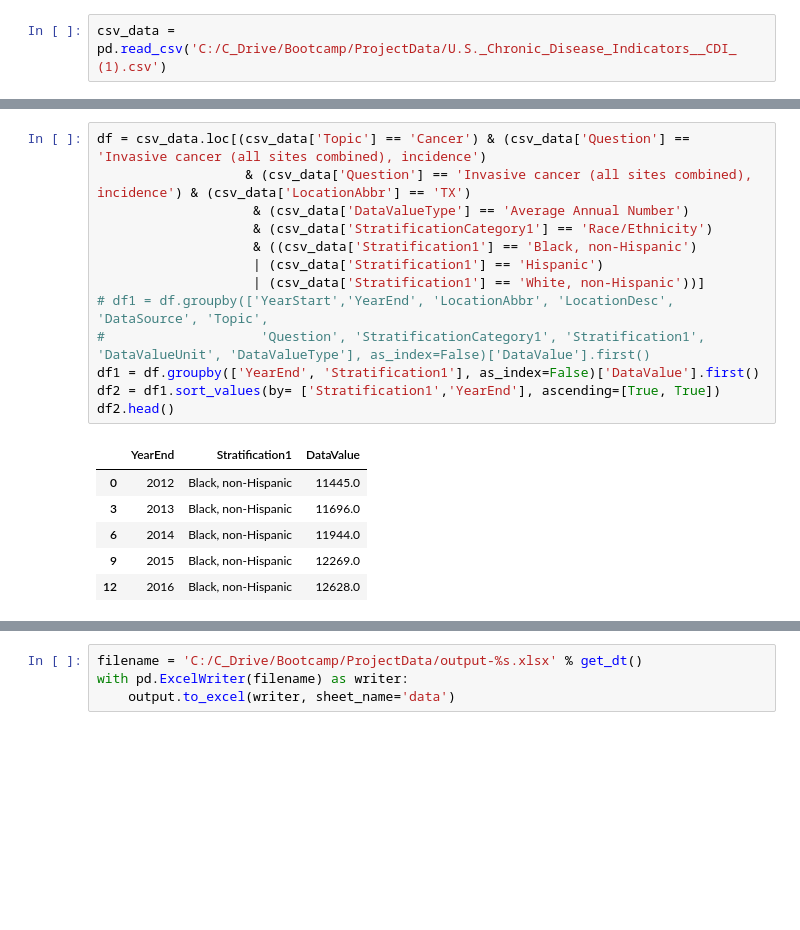
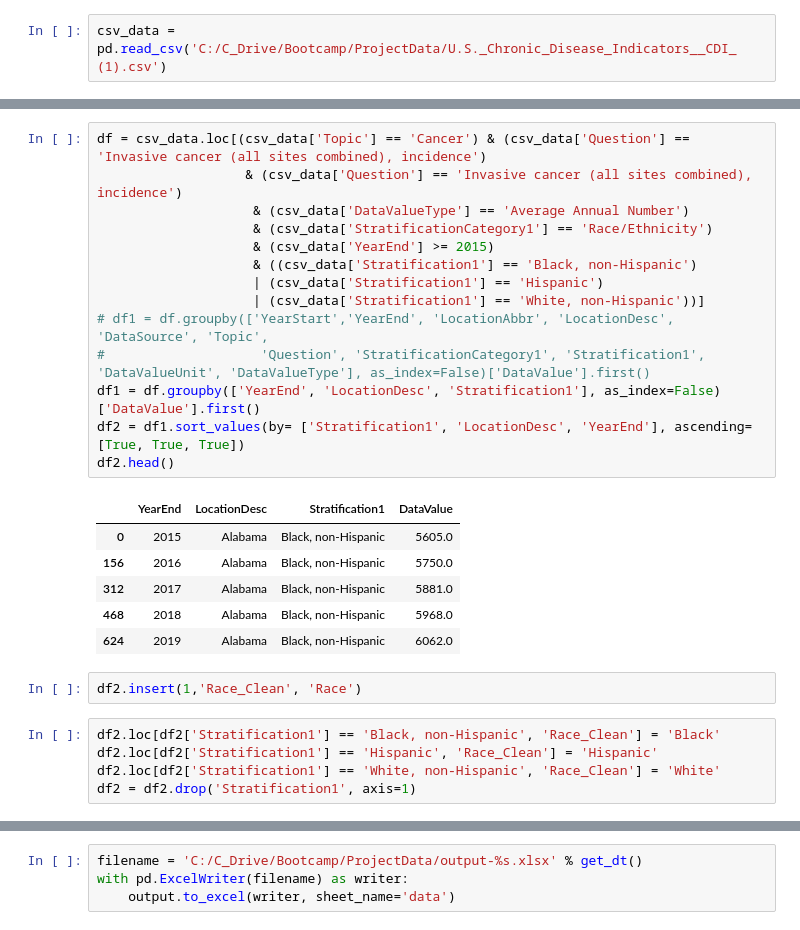
Before and after one commit to CharlesQuinn1/group1_project1, a Jupyter notebook: Charles/main.ipynb, the cells around one changed output, grey strips where cells are left out. Saved outputs shown, nothing was run; the diff lists cells and outputs as text; blank space fills up the shorter version.

```diff
--- a/Charles/main.ipynb
+++ b/Charles/main.ipynb
@@ -33,21 +33,29 @@ dtypes: float64(13), int64(3), object(18)
 memory usage: 307.6+ MB
 # %%
 df = csv_data.loc[(csv_data['Topic'] == 'Cancer') & (csv_data['Question'] == 'Invasive cancer (all sites combined), incidence')
-                   & (csv_data['Question'] == 'Invasive cancer (all sites combined), incidence') & (csv_data['LocationAbbr'] == 'TX')
+                   & (csv_data['Question'] == 'Invasive cancer (all sites combined), incidence')
                     & (csv_data['DataValueType'] == 'Average Annual Number')
                     & (csv_data['StratificationCategory1'] == 'Race/Ethnicity')
+                    & (csv_data['YearEnd'] >= 2015)
                     & ((csv_data['Stratification1'] == 'Black, non-Hispanic')
                     | (csv_data['Stratification1'] == 'Hispanic')
                     | (csv_data['Stratification1'] == 'White, non-Hispanic'))]
 # df1 = df.groupby(['YearStart','YearEnd', 'LocationAbbr', 'LocationDesc', 'DataSource', 'Topic',
 #                    'Question', 'StratificationCategory1', 'Stratification1', 'DataValueUnit', 'DataValueType'], as_index=False)['DataValue'].first()
-df1 = df.groupby(['YearEnd', 'Stratification1'], as_index=False)['DataValue'].first()
-df2 = df1.sort_values(by= ['Stratification1','YearEnd'], ascending=[True, True])
+df1 = df.groupby(['YearEnd', 'LocationDesc', 'Stratification1'], as_index=False)['DataValue'].first()
+df2 = df1.sort_values(by= ['Stratification1', 'LocationDesc', 'YearEnd'], ascending=[True, True, True])
 df2.head()
 # %% [output]
-|  | YearEnd | Stratification1 | DataValue |
-| 0 | 2012 | Black, non-Hispanic | 11445.0 |
-| 3 | 2013 | Black, non-Hispanic | 11696.0 |
-| 6 | 2014 | Black, non-Hispanic | 11944.0 |
-| 9 | 2015 | Black, non-Hispanic | 12269.0 |
-| 12 | 2016 | Black, non-Hispanic | 12628.0 |
+|  | YearEnd | LocationDesc | Stratification1 | DataValue |
+| 0 | 2015 | Alabama | Black, non-Hispanic | 5605.0 |
+| 156 | 2016 | Alabama | Black, non-Hispanic | 5750.0 |
+| 312 | 2017 | Alabama | Black, non-Hispanic | 5881.0 |
+| 468 | 2018 | Alabama | Black, non-Hispanic | 5968.0 |
+| 624 | 2019 | Alabama | Black, non-Hispanic | 6062.0 |
+# %%
+df2.insert(1,'Race_Clean', 'Race')
+# %%
+df2.loc[df2['Stratification1'] == 'Black, non-Hispanic', 'Race_Clean'] = 'Black'
+df2.loc[df2['Stratification1'] == 'Hispanic', 'Race_Clean'] = 'Hispanic'
+df2.loc[df2['Stratification1'] == 'White, non-Hispanic', 'Race_Clean'] = 'White'
+df2 = df2.drop('Stratification1', axis=1)
```
Also changed, not shown: parts of 30 cells of this notebook, 2 other files.
